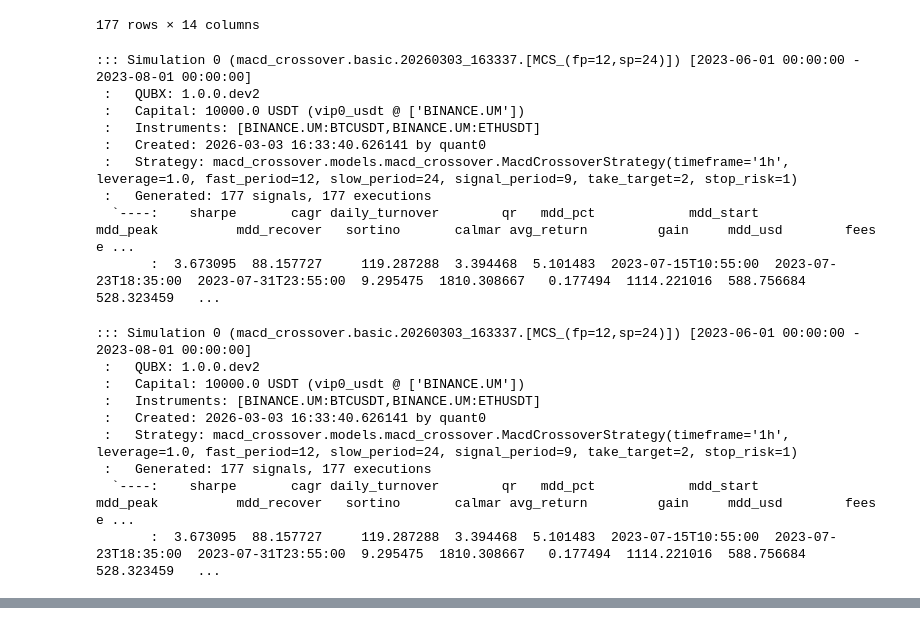
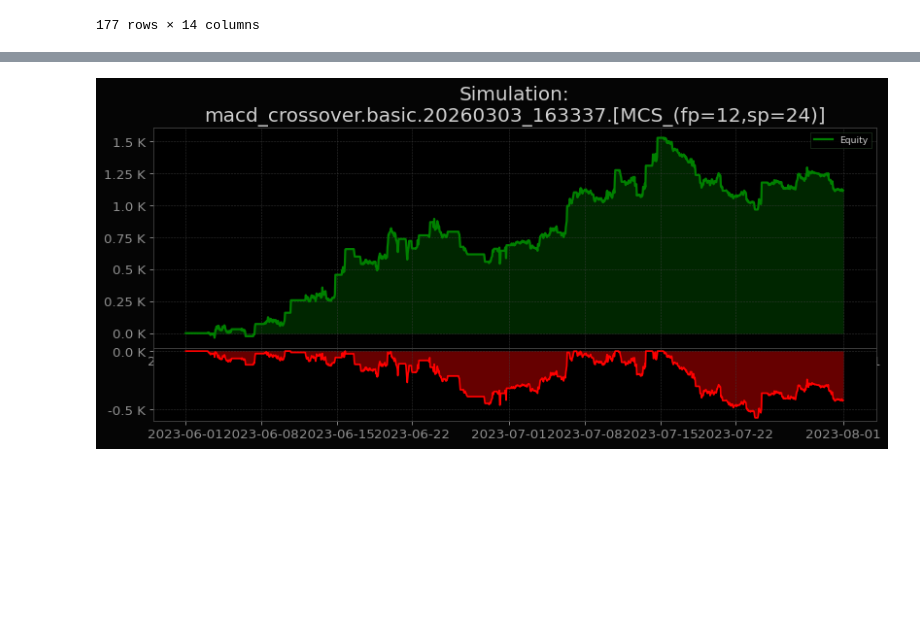
Before and after one commit to xLydianSoftware/Qubx, a Jupyter notebook: experiments/simulator/11.0 Backtests Storage.ipynb, the cells around one changed output, grey strips where cells are left out. Cells and saved outputs as stored; diff of their text form; code cells hidden in the pictures; blank space fills up the shorter version.

```diff
--- a/experiments/simulator/11.0 Backtests Storage.ipynb
+++ b/experiments/simulator/11.0 Backtests Storage.ipynb
@@ -106,26 +108,4 @@ bs.get_signals(l_ids[0])
 #bs.export_backtests_to_markdown(l_ids[0], "report-export", tags=["sharpe", "max_drawdown"])
 # %%
 # %%time
-bs.load(l_ids[0])
+tx = bs.load(l_ids[0])
-# %% [output]
-::: Simulation 0 (macd_crossover.basic.20260303_163337.[MCS_(fp=12,sp=24)]) [2023-06-01 00:00:00 - 2023-08-01 00:00:00]
- :   QUBX: 1.0.0.dev2
- :   Capital: 10000.0 USDT (vip0_usdt @ ['BINANCE.UM'])
- :   Instruments: [BINANCE.UM:BTCUSDT,BINANCE.UM:ETHUSDT]
- :   Created: 2026-03-03 16:33:40.626141 by quant0
- :   Strategy: macd_crossover.models.macd_crossover.MacdCrossoverStrategy(timeframe='1h', leverage=1.0, fast_period=12, slow_period=24, signal_period=9, take_target=2, stop_risk=1)
- :   Generated: 177 signals, 177 executions
-  `----:    sharpe       cagr daily_turnover        qr   mdd_pct            mdd_start             mdd_peak          mdd_recover   sortino       calmar avg_return         gain     mdd_usd        fees e ...
-       :  3.673095  88.157727     119.287288  3.394468  5.101483  2023-07-15T10:55:00  2023-07-23T18:35:00  2023-07-31T23:55:00  9.295475  1810.308667   0.177494  1114.221016  588.756684  528.323459   ...
-# %%
-bs.load_best_variation("macd_crossover.basic/MacdCrossoverStrategy/20260303_163337", by="sharpe", ascending=False)
-# %% [output]
-::: Simulation 0 (macd_crossover.basic.20260303_163337.[MCS_(fp=12,sp=24)]) [2023-06-01 00:00:00 - 2023-08-01 00:00:00]
- :   QUBX: 1.0.0.dev2
- :   Capital: 10000.0 USDT (vip0_usdt @ ['BINANCE.UM'])
- :   Instruments: [BINANCE.UM:BTCUSDT,BINANCE.UM:ETHUSDT]
- :   Created: 2026-03-03 16:33:40.626141 by quant0
- :   Strategy: macd_crossover.models.macd_crossover.MacdCrossoverStrategy(timeframe='1h', leverage=1.0, fast_period=12, slow_period=24, signal_period=9, take_target=2, stop_risk=1)
- :   Generated: 177 signals, 177 executions
-  `----:    sharpe       cagr daily_turnover        qr   mdd_pct            mdd_start             mdd_peak          mdd_recover   sortino       calmar avg_return         gain     mdd_usd        fees e ...
-       :  3.673095  88.157727     119.287288  3.394468  5.101483  2023-07-15T10:55:00  2023-07-23T18:35:00  2023-07-31T23:55:00  9.295475  1810.308667   0.177494  1114.221016  588.756684  528.323459   ...
@@ -131,0 +117,5 @@ bs.load_best_variation("macd_crossover.basic/MacdCrossoverStrategy/20260303_1633
+# %%
+bv0 = bs.load_best_variation("macd_crossover.basic/MacdCrossoverStrategy/20260303_163337", by="sharpe", ascending=False)
+# %%
+bv0.tearsheet(compound=False)
+# %% [output]
@@ -131,0 +124 @@ bs.load_best_variation("macd_crossover.basic/MacdCrossoverStrategy/20260303_1633
+[figure, added]
```
Also changed, not shown: parts of 7 cells of this notebook, 8 other files.
